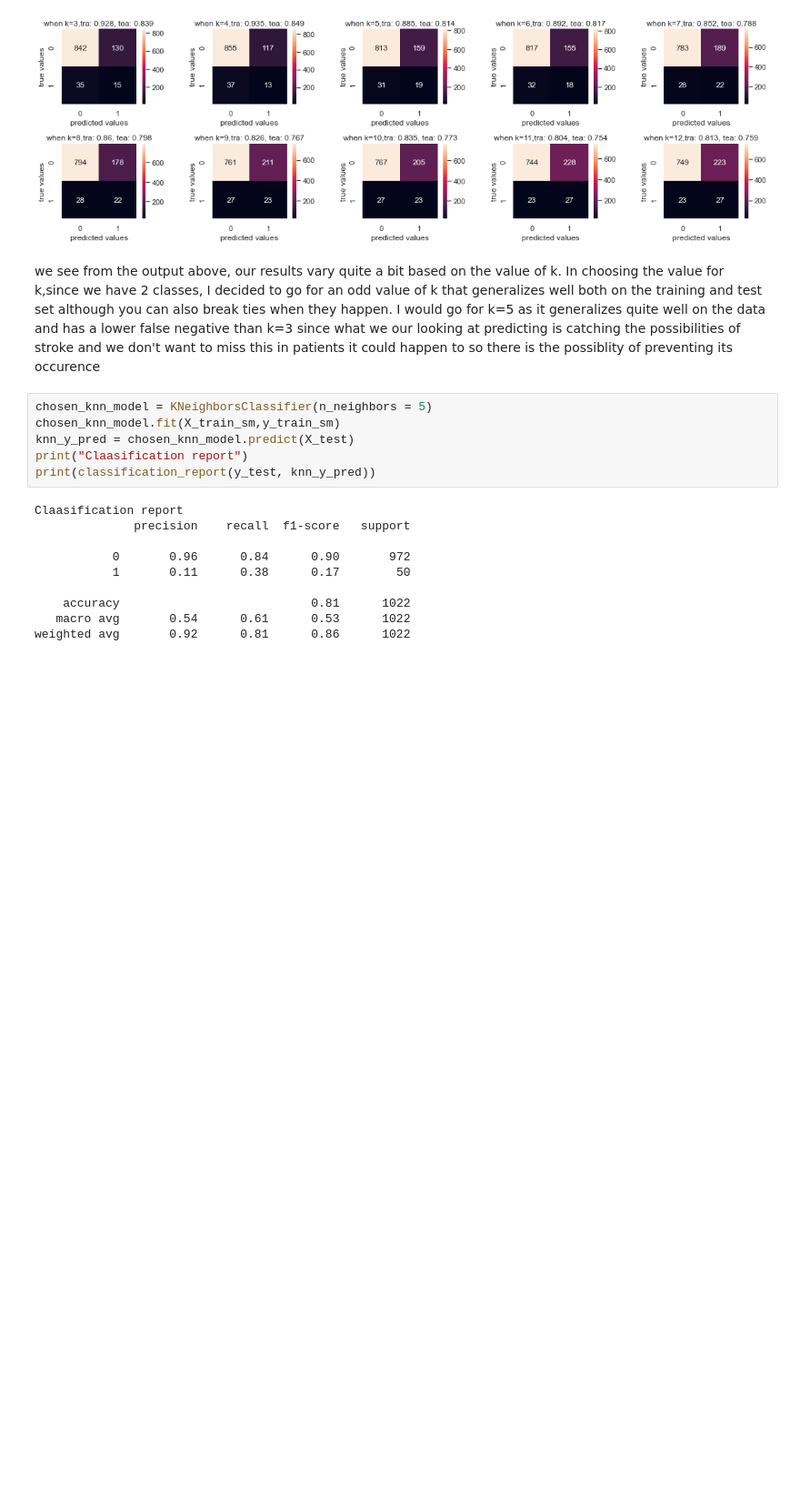
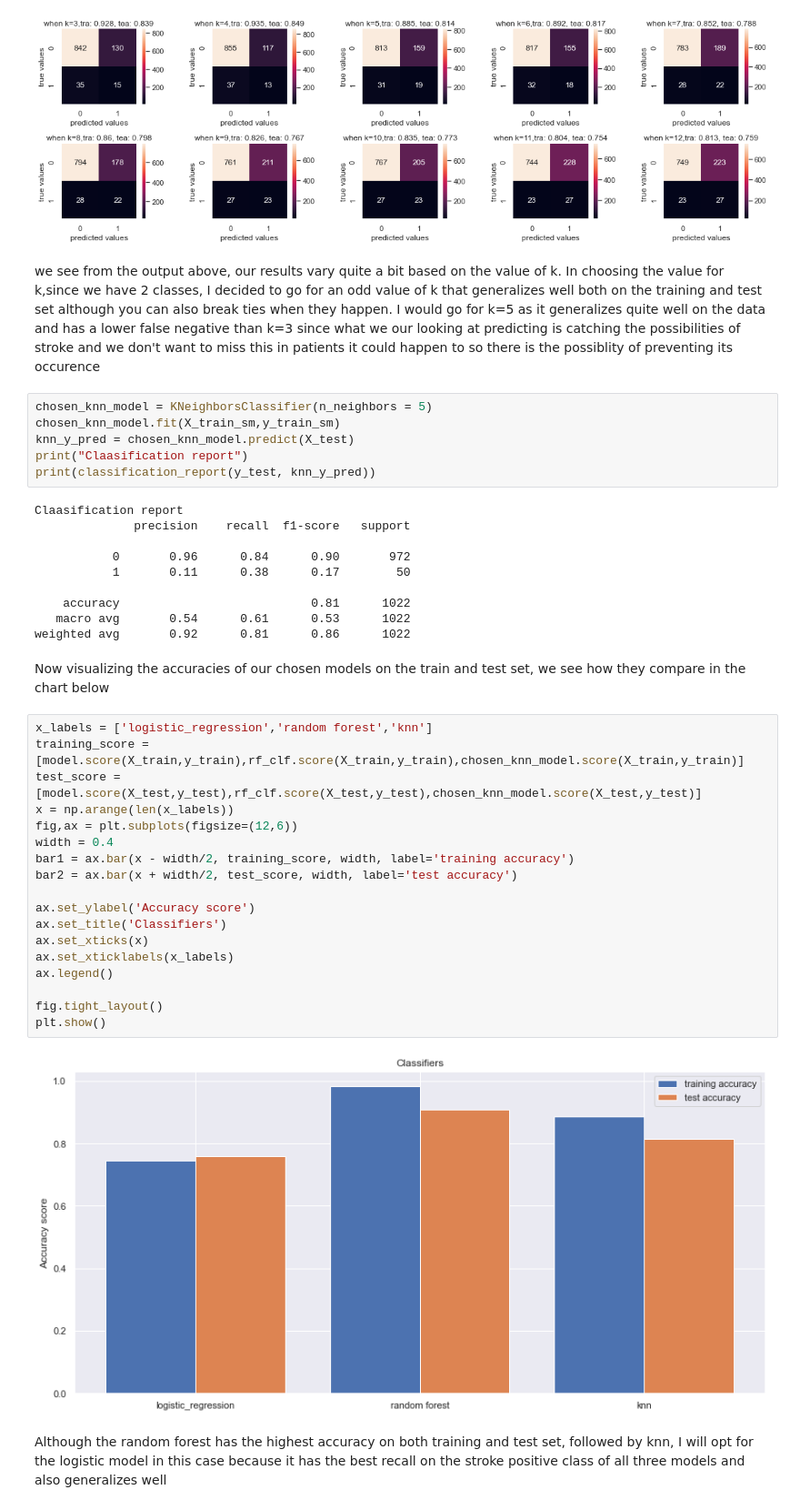
Before and after one commit to Emuolanari/ML_ICA, a Jupyter notebook: Machine Learning ICA .ipynb, the cells around one changed output. Shown: that part at 91% size. Cells and saved outputs as stored; diff of their text form; blank space fills up the shorter version.

Commit message:
models' accuracy visualization

```diff
--- a/Machine Learning ICA .ipynb
+++ b/Machine Learning ICA .ipynb
@@ -493,3 +496,27 @@ Claasification report
     accuracy                           0.81      1022
    macro avg       0.54      0.61      0.53      1022
 weighted avg       0.92      0.81      0.86      1022
+# %% [markdown]
+Now visualizing the accuracies of our chosen models on the train and test set, we see how they compare in the chart below
+# %%
+x_labels = ['logistic_regression','random forest','knn']
+training_score = [model.score(X_train,y_train),rf_clf.score(X_train,y_train),chosen_knn_model.score(X_train,y_train)]
+test_score = [model.score(X_test,y_test),rf_clf.score(X_test,y_test),chosen_knn_model.score(X_test,y_test)]
+x = np.arange(len(x_labels))
+fig,ax = plt.subplots(figsize=(12,6))
+width = 0.4
+bar1 = ax.bar(x - width/2, training_score, width, label='training accuracy')
+bar2 = ax.bar(x + width/2, test_score, width, label='test accuracy')
+
+ax.set_ylabel('Accuracy score')
+ax.set_title('Classifiers')
+ax.set_xticks(x)
+ax.set_xticklabels(x_labels)
+ax.legend()
+
+fig.tight_layout()
+plt.show()
+# %% [output]
+[figure, added]
+# %% [markdown]
+Although the random forest has the highest accuracy on both training and test set, followed by knn, I will opt for the logistic model in this case because it has the best recall on the stroke positive class of all three models and also generalizes well
```
Also changed, not shown: parts of 4 cells of this notebook.
